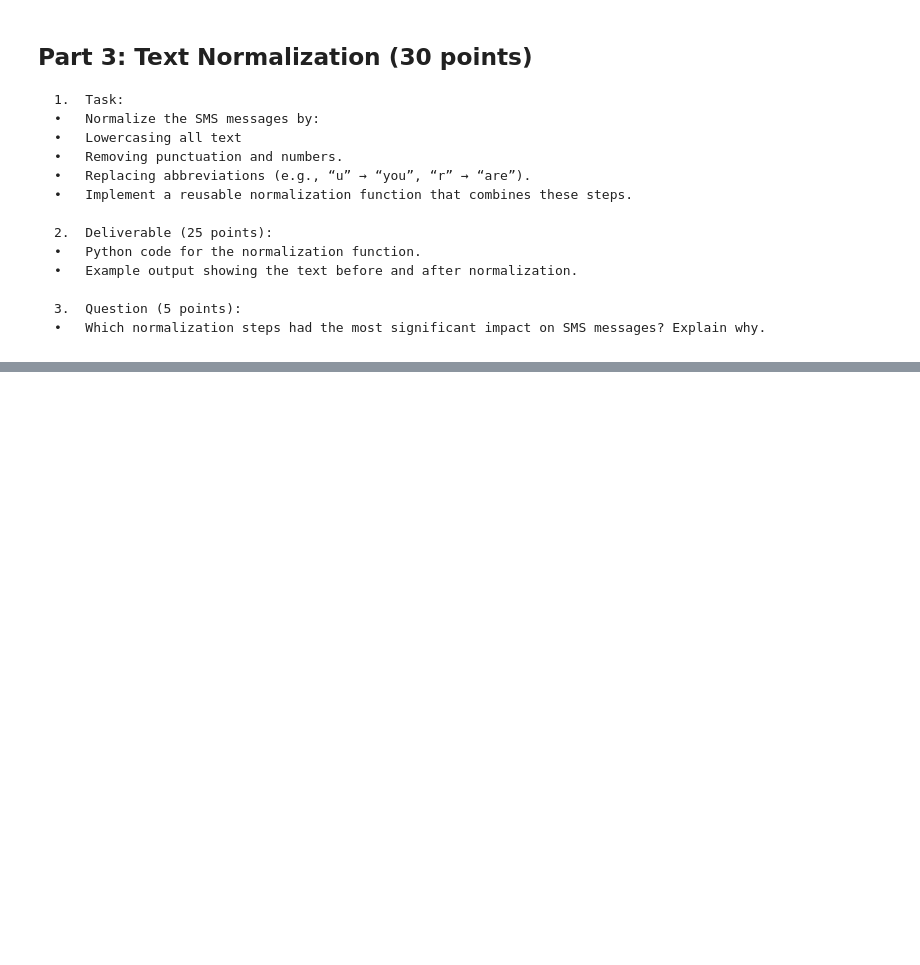
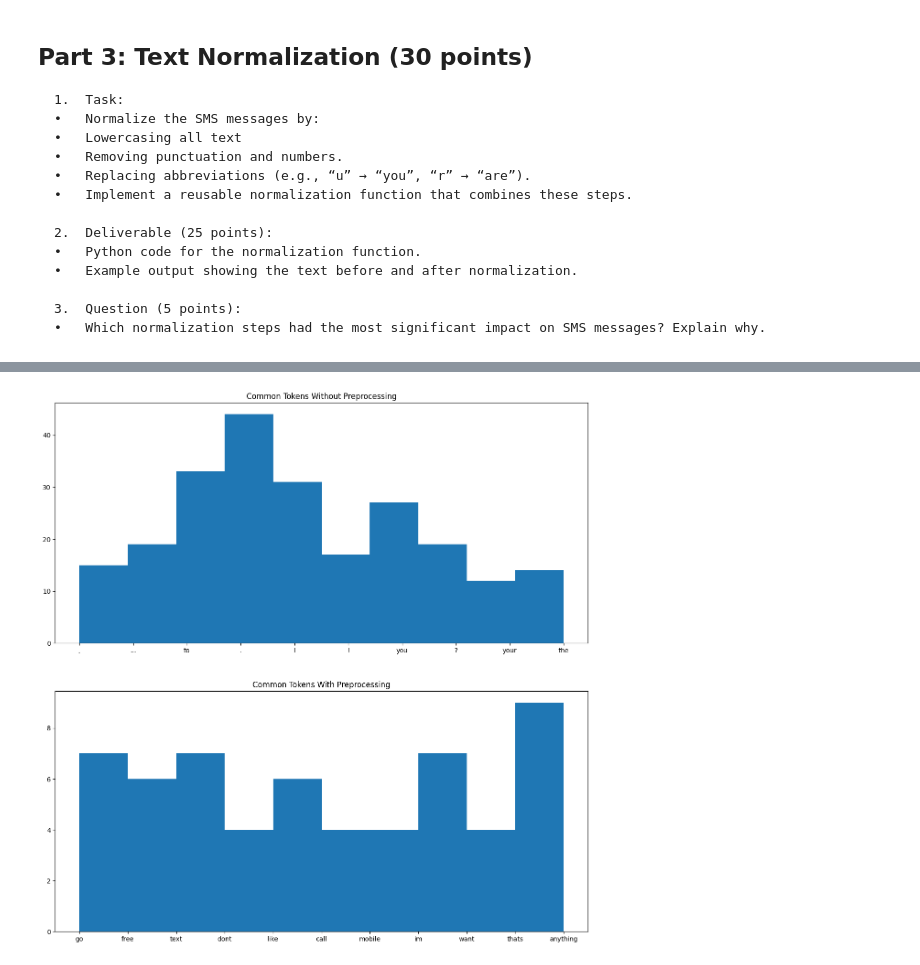
Before and after one commit to rcwaterman/DSE6212, a Jupyter notebook: Module 1/Module_1_Assignment_Text_Preprocessing.ipynb, the cells around one changed output, grey strips where cells are left out. Cells and saved outputs as stored; diff of their text form; code cells hidden in the pictures; blank space fills up the shorter version.

```diff
--- a/Module 1/Module_1_Assignment_Text_Preprocessing.ipynb
+++ b/Module 1/Module_1_Assignment_Text_Preprocessing.ipynb
@@ -83,0 +539,3 @@ print(sms_data['label'].value_counts())
+# %%
+normalized_text = normalize((" ").join(messages_to_tokenize))
+normalized_text[175:275]
@@ -97,0 +568,9 @@ print(sms_data['label'].value_counts())
+# %%
+def preprocess_text(text):
+    normalized_text = normalize(text)
+    normalized_without_stopwords = " ".join([word for word in normalized_text.split(" ") if word not in nltk_stop_words])
+    tokens = word_tokenize(normalized_without_stopwords)
+    return tokens
+# %%
+preprocessed_tokens = preprocess_text(" ".join(sms_data["message"].head(50).values))
+preprocessed_tokens[125:150]
@@ -97,0 +595,32 @@ print(sms_data['label'].value_counts())
+# %%
+def find_common(tokens):
+    token_frequency = {}
+    for token in tokens:
+        if token in token_frequency:
+            token_frequency[token]+=1
+        else:
+            token_frequency[token]=1
+
+    most_common_counts = sorted(token_frequency.values(), reverse=True)[0:10]
+    common_tokens = []
+    for tok, count in token_frequency.items():
+        if count in most_common_counts:
+            common_tokens.extend([tok]*count)
+
+    return common_tokens
+# %%
+tokens_wo_preprocessing = word_tokenize(" ".join(sms_data["message"].head(50).values))
+common_tokens_wo_preprocessing = find_common(tokens_wo_preprocessing)
+
+common_tokens_preprocessed = find_common(preprocessed_tokens)
+
+fig, ax = plt.subplots(nrows=2, figsize=(15,15))
+
+ax[0].hist(common_tokens_wo_preprocessing)
+ax[0].set_title("Common Tokens Without Preprocessing")
+ax[1].hist(common_tokens_preprocessed)
+ax[1].set_title("Common Tokens With Preprocessing")
+
+plt.show()
+# %% [output]
+[figure, added]
```
Also changed, not shown: parts of 74 cells of this notebook, 5 other files.
